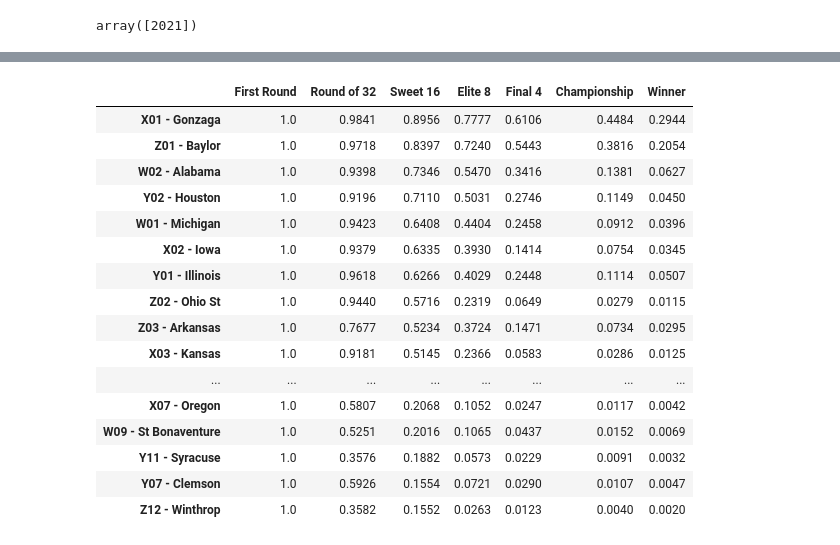
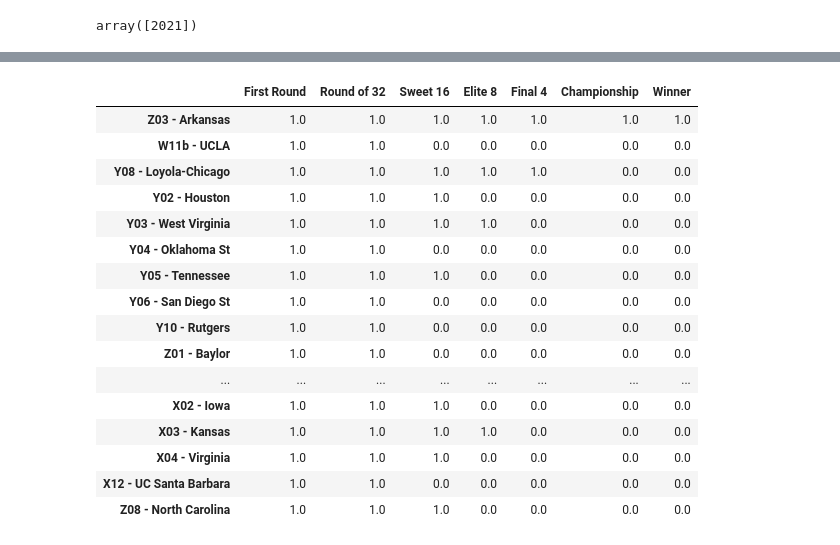
Before and after one commit to armstrys/NCAA_BracketBuilder, a Jupyter notebook: simple_simulation.ipynb, the cells around one changed output, grey strips where cells are left out. Saved outputs shown, nothing was run; the diff lists cells and outputs as text; code cells hidden in the pictures.

```diff
--- a/simple_simulation.ipynb
+++ b/simple_simulation.ipynb
@@ -48,27 +18,20 @@ print(end-start)
-# %%
-sim_results = pd.DataFrame(summary_dict)
-sim_results['R0'].fillna(n_sim, inplace=True)
-sim_results.index = [f'{tourney.s_dict_rev[t]} - {submission.t_dict[t]}'
-                     for t in sim_results.index]
-sim_results.columns = ['First Round', 'Round of 32', 'Sweet 16',
-                       'Elite 8', 'Final 4', 'Championship', 'Winner']
-
-(sim_results/n_sim).sort_values('Sweet 16',ascending=False).head(32)
-# %% [output]
-|  | First Round | Round of 32 | Sweet 16 | Elite 8 | Final 4 | Championship | Winner |
-| X01 - Gonzaga | 1.0 | 0.9841 | 0.8956 | 0.7777 | 0.6106 | 0.4484 | 0.2944 |
-| Z01 - Baylor | 1.0 | 0.9718 | 0.8397 | 0.7240 | 0.5443 | 0.3816 | 0.2054 |
-| W02 - Alabama | 1.0 | 0.9398 | 0.7346 | 0.5470 | 0.3416 | 0.1381 | 0.0627 |
-| Y02 - Houston | 1.0 | 0.9196 | 0.7110 | 0.5031 | 0.2746 | 0.1149 | 0.0450 |
-| W01 - Michigan | 1.0 | 0.9423 | 0.6408 | 0.4404 | 0.2458 | 0.0912 | 0.0396 |
-| X02 - Iowa | 1.0 | 0.9379 | 0.6335 | 0.3930 | 0.1414 | 0.0754 | 0.0345 |
-| Y01 - Illinois | 1.0 | 0.9618 | 0.6266 | 0.4029 | 0.2448 | 0.1114 | 0.0507 |
-| Z02 - Ohio St | 1.0 | 0.9440 | 0.5716 | 0.2319 | 0.0649 | 0.0279 | 0.0115 |
-| Z03 - Arkansas | 1.0 | 0.7677 | 0.5234 | 0.3724 | 0.1471 | 0.0734 | 0.0295 |
-| X03 - Kansas | 1.0 | 0.9181 | 0.5145 | 0.2366 | 0.0583 | 0.0286 | 0.0125 |
-| ... | ... | ... | ... | ... | ... | ... | ... |
-| X07 - Oregon | 1.0 | 0.5807 | 0.2068 | 0.1052 | 0.0247 | 0.0117 | 0.0042 |
-| W09 - St Bonaventure | 1.0 | 0.5251 | 0.2016 | 0.1065 | 0.0437 | 0.0152 | 0.0069 |
-| Y11 - Syracuse | 1.0 | 0.3576 | 0.1882 | 0.0573 | 0.0229 | 0.0091 | 0.0032 |
-| Y07 - Clemson | 1.0 | 0.5926 | 0.1554 | 0.0721 | 0.0290 | 0.0107 | 0.0047 |
-| Z12 - Winthrop | 1.0 | 0.3582 | 0.1552 | 0.0263 | 0.0123 | 0.0040 | 0.0020 |
+# %%
+tourney.summary_to_df()
+# %% [output]
+|  | First Round | Round of 32 | Sweet 16 | Elite 8 | Final 4 | Championship | Winner |
+| Z03 - Arkansas | 1.0 | 1.0 | 1.0 | 1.0 | 1.0 | 1.0 | 1.0 |
+| W11b - UCLA | 1.0 | 1.0 | 0.0 | 0.0 | 0.0 | 0.0 | 0.0 |
+| Y08 - Loyola-Chicago | 1.0 | 1.0 | 1.0 | 1.0 | 1.0 | 0.0 | 0.0 |
+| Y02 - Houston | 1.0 | 1.0 | 1.0 | 0.0 | 0.0 | 0.0 | 0.0 |
+| Y03 - West Virginia | 1.0 | 1.0 | 1.0 | 1.0 | 0.0 | 0.0 | 0.0 |
+| Y04 - Oklahoma St | 1.0 | 1.0 | 0.0 | 0.0 | 0.0 | 0.0 | 0.0 |
+| Y05 - Tennessee | 1.0 | 1.0 | 1.0 | 0.0 | 0.0 | 0.0 | 0.0 |
+| Y06 - San Diego St | 1.0 | 1.0 | 0.0 | 0.0 | 0.0 | 0.0 | 0.0 |
+| Y10 - Rutgers | 1.0 | 1.0 | 0.0 | 0.0 | 0.0 | 0.0 | 0.0 |
+| Z01 - Baylor | 1.0 | 1.0 | 0.0 | 0.0 | 0.0 | 0.0 | 0.0 |
+| ... | ... | ... | ... | ... | ... | ... | ... |
+| X02 - Iowa | 1.0 | 1.0 | 1.0 | 0.0 | 0.0 | 0.0 | 0.0 |
+| X03 - Kansas | 1.0 | 1.0 | 1.0 | 1.0 | 0.0 | 0.0 | 0.0 |
+| X04 - Virginia | 1.0 | 1.0 | 1.0 | 0.0 | 0.0 | 0.0 | 0.0 |
+| X12 - UC Santa Barbara | 1.0 | 1.0 | 0.0 | 0.0 | 0.0 | 0.0 | 0.0 |
+| Z08 - North Carolina | 1.0 | 1.0 | 1.0 | 0.0 | 0.0 | 0.0 | 0.0 |
```
Also changed, not shown: parts of 10 cells of this notebook, 2 other files.
